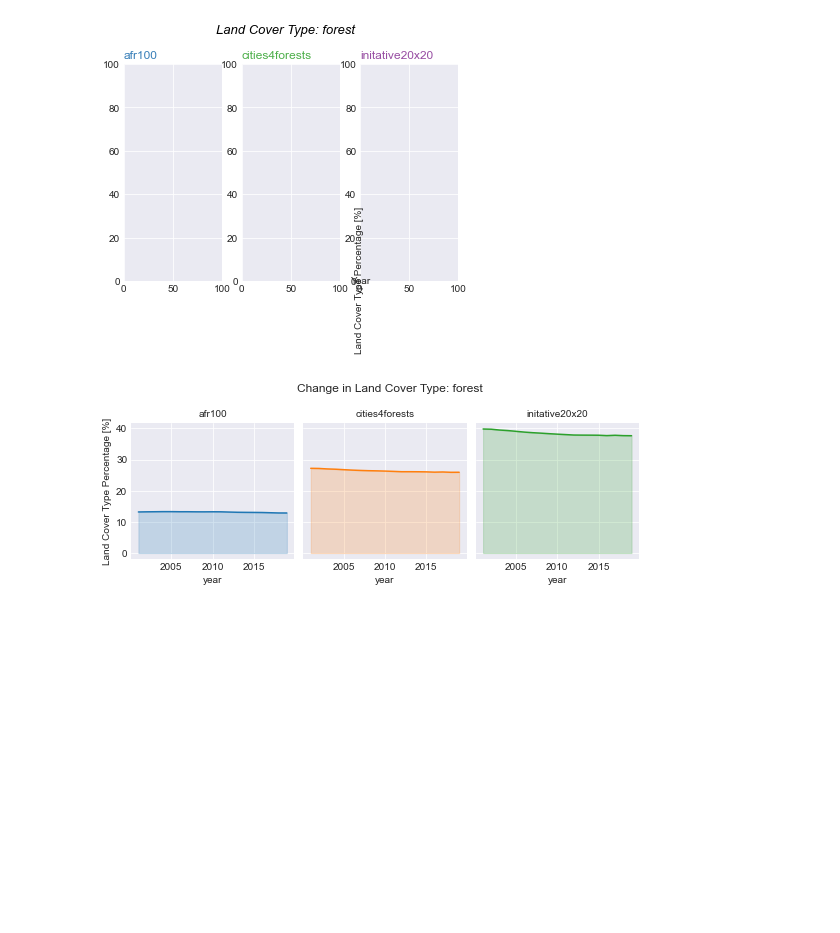
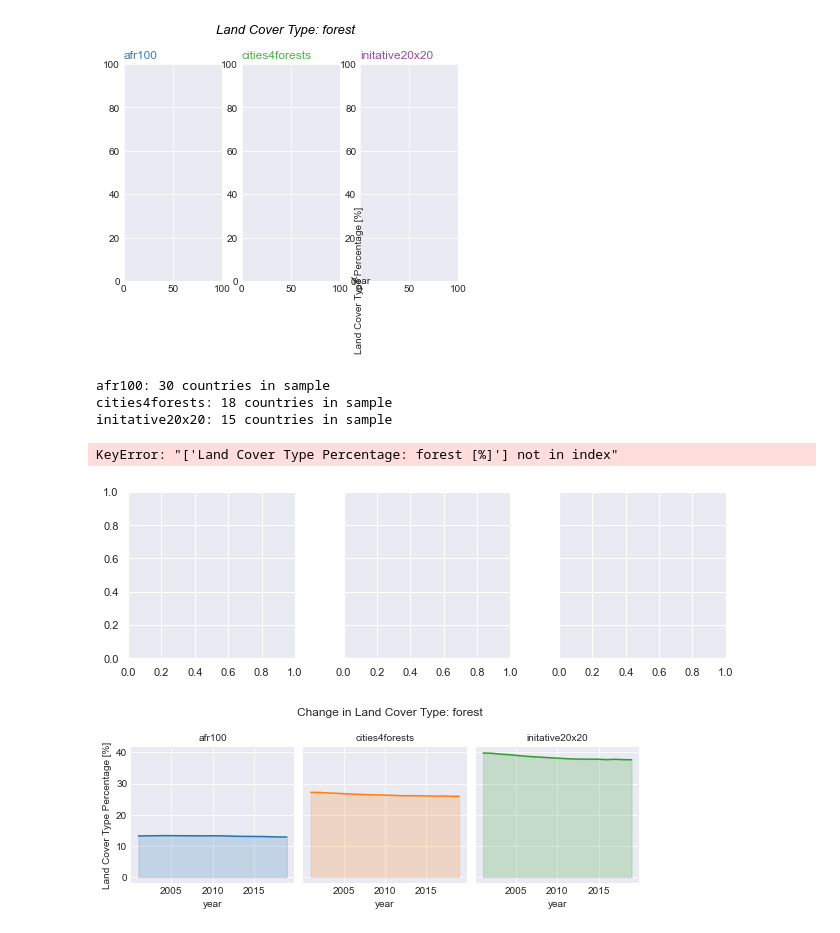
Before and after one commit to gracemitch/omdena-wri, a Jupyter notebook: analysis/MODIS_land_cover.ipynb, the cells around one changed output. Saved outputs shown, nothing was run; the diff lists cells and outputs as text; code cells hidden in the pictures; blank space fills up the shorter version.

```diff
--- a/analysis/MODIS_land_cover.ipynb
+++ b/analysis/MODIS_land_cover.ipynb
@@ -56,3 +17,6 @@ plt.show()
+# %%
+countries_platforms = utils.country_platform_info(REPO_PATH)
+# countries = utils.countries_with_data(COLLECTION)
 # %%
 def process_images(country):
     metadata = pd.read_csv(F'./metadata/{COLLECTION}/{country}.csv')
@@ -62,7 +26,3 @@ def process_images(country):
     image_fps = [F'./images_tif/{COLLECTION}/{country}/{image_id.replace("/", "-")}.tif' for image_id in image_ids]
     images = [gdal.Open(image_fp).ReadAsArray() for image_fp in image_fps]
     return images, image_ids, img_ts_dict
-# %%
-countries = countries_platforms['alpha3code'].unique()
-country = countries[0]
-images, image_ids, img_ts_dict = process_images(country)
@@ -185,7 +133,7 @@ def land_use_percent(countries, band_name, EXPORT_PATH, COLLECTION):
 band_names = ['LC_Type1', 'LC_Type2', 'LW']
 for band_name in band_names:
     df = land_use_percent(countries, band_name, EXPORT_PATH, COLLECTION)
-    df.to_csv(F'{EXPORT_PATH}{COLLECTION}_percent_{band_name}.csv', index=False)
+    df.to_csv(F'{EXPORT_PATH}{COLLECTION}_percent_{band_name}_by_country.csv', index=False)
 # %%
 def plot_land_class_by_country(country, band_name, EXPORT_PATH, COLLECTION):
     df = pd.read_csv(F'{EXPORT_PATH}{COLLECTION}_percent_{band_name}.csv')
@@ -344,6 +292,31 @@ compare_platform_land_class('forest', 'LC_Type1', EXPORT_PATH, COLLECTION)
 17  12.869188  2018       25.906142       37.664962
 18  12.860707  2019       25.920305       37.637846
 [figure]
+# %%
+def platform_land_category(collection, band_name, category):
+    df1 = pd.read_csv(F'./output/{collection}_percent_{band_name}_by_country.csv')
+    platforms = ['afr100', 'cities4forests', 'initative20x20']
+
+    def platform_category(platform, category):
+        df = pd.read_csv(F'./output/{COLLECTION}_percent_{band_name}_{platform}.csv')
+        df = df[df['category'] == category]
+        return df[['year', 'platform', 'platform_category_percent']]
+
+    dfs = [platform_category(platform, category) for platform in platforms]
+    df2 = pd.concat(dfs).rename(columns={'platform_category_percent': 'Land Cover Type Percentage [%]'})
+    return df1, df2
+# %%
+category = 'forest'
+title = F'Land Cover Type Percentage [%]'
+column_name = 'platform_category_percent'
+land_class_by_country, land_class_by_platform = platform_land_category(COLLECTION, 'LC_Type1', category)
+utils.compare_platforms_area_curve(land_class_by_country, land_class_by_platform, column_name, title)
+# %% [output]
+afr100: 30 countries in sample
+cities4forests: 18 countries in sample
+initative20x20: 15 countries in sample
+KeyError: "['Land Cover Type Percentage: forest [%]'] not in index"
+[figure, added]
 # %%
 def compare_platform_land_class(category, band_name, EXPORT_PATH, COLLECTION):
     platforms = ['afr100', 'cities4forests', 'initative20x20']
```
Also changed, not shown: parts of 15 cells of this notebook, 15 other files.
